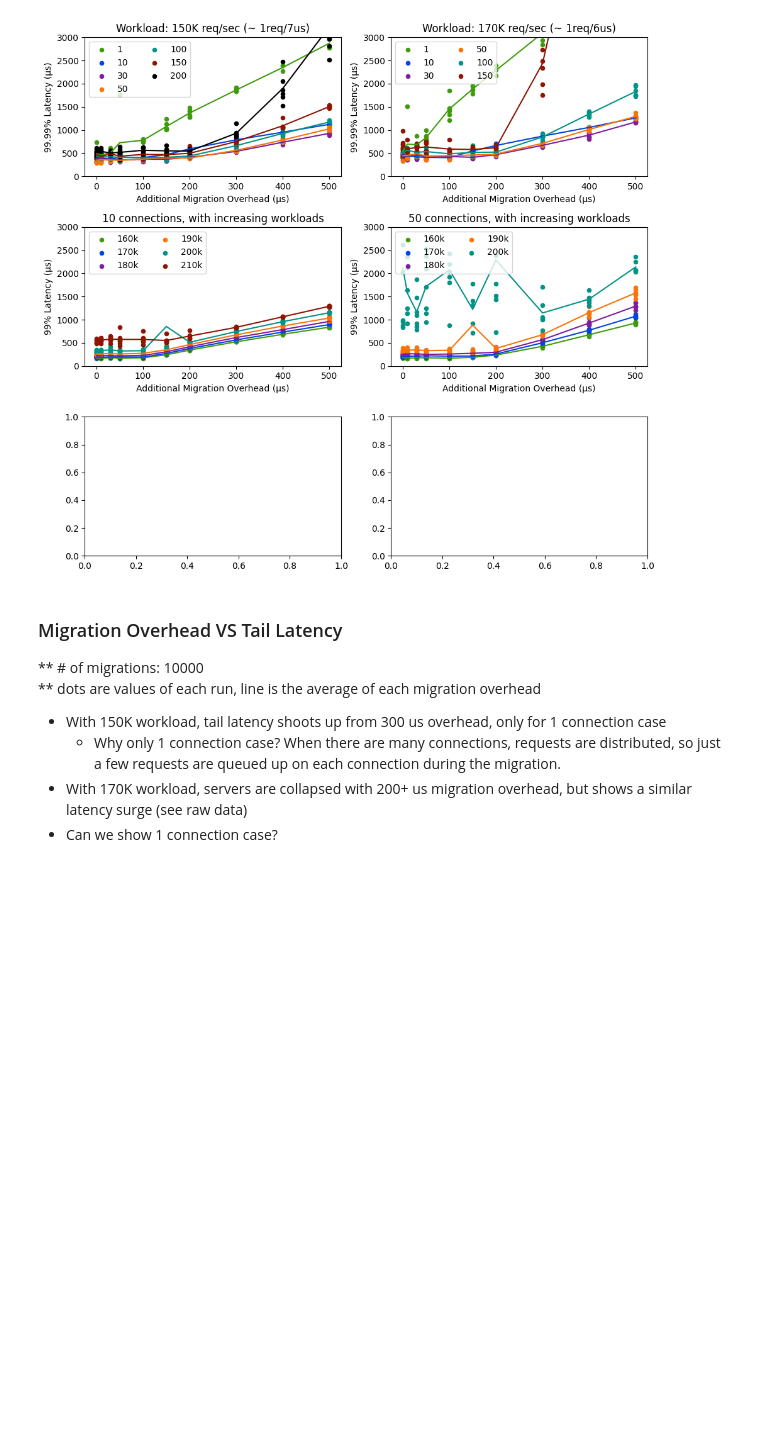
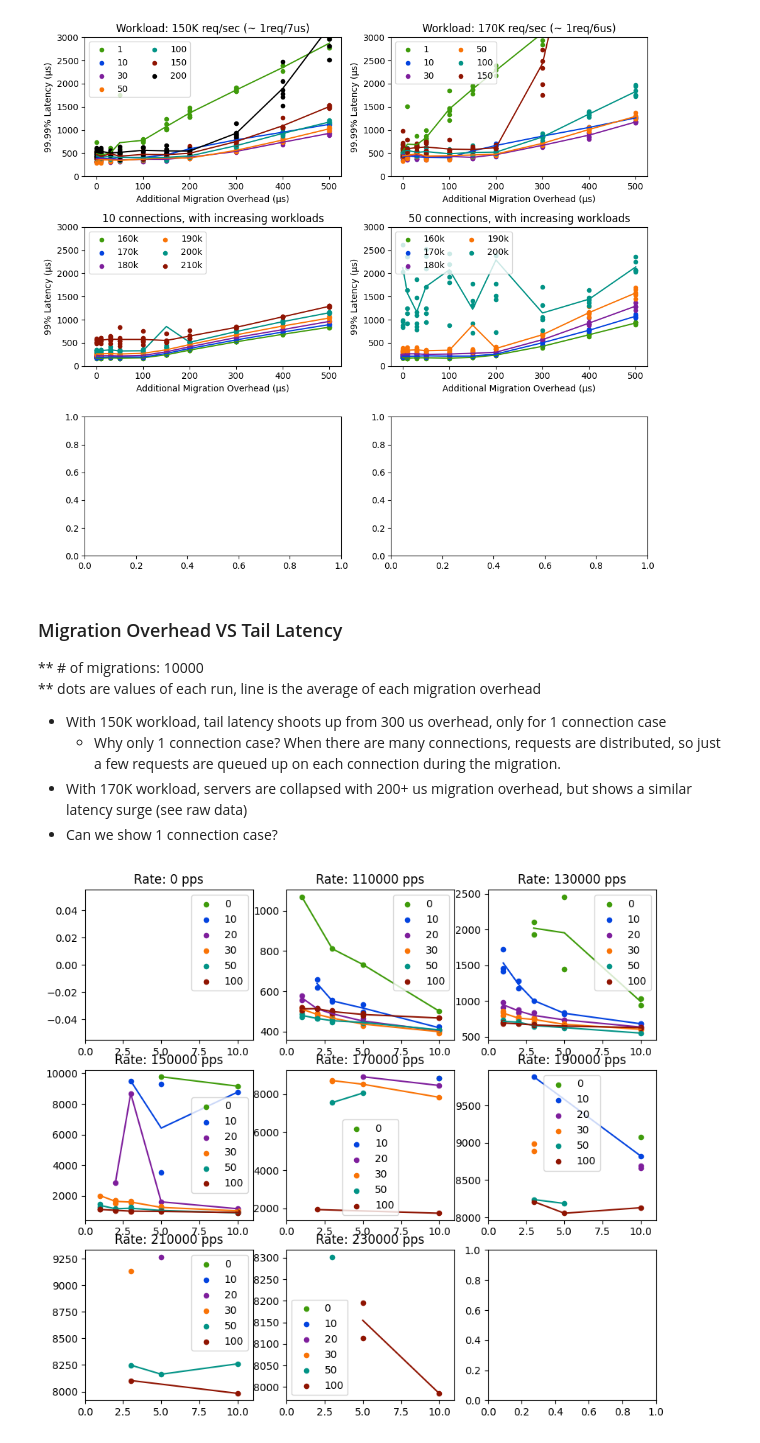
Before and after one commit to nus-sys/capybara, a Jupyter notebook: jupyter_notebook/plot.ipynb, the cells around one changed output. Saved outputs shown, nothing was run; the diff lists cells and outputs as text; code cells hidden in the pictures; blank space fills up the shorter version.

Commit message:
add some data

```diff
--- a/jupyter_notebook/plot.ipynb
+++ b/jupyter_notebook/plot.ipynb
@@ -335,3 +335,77 @@ set_zeros()
     * Why only 1 connection case? When there are many connections, requests are distributed, so just a few requests are queued up on each connection during the migration.
 - With 170K workload, servers are collapsed with 200+ us migration overhead, but shows a similar latency surge (see raw data)
 - Can we show 1 connection case?
+# %%
+import matplotlib.pyplot as plt
+# Create a figure with 3 rows and 2 columns of subplots
+num_rows = 3
+num_cols = 3
+fig, axes = plt.subplots(num_rows, num_cols, figsize=(10, 9))
+# Flatten the 2D axes array to a 1D list for easier iteration
+ax_list = axes.flatten()
+
+
+# Specify the path to your .txt file
+txt_file_path = "./mig_frequency.txt"
+
+# Open and read the .txt file
+with open(txt_file_path, 'r') as file:
+    lines = file.readlines()
+
+# Print the lines to verify
+# for line in lines:
+#     print(line.strip())  # Strip to remove the newline character
+
+freq_dict = {}
+lat_dict = {}
+NUM_CONN = 1
+rates = [0, 110000, 130000, 150000, 170000, 190000, 210000, 230000]
+for i, ax in enumerate(ax_list):
+    if i == 8:
+        break
+    rate = rates[i]
+    subplot_title = f'Rate: {rate} pps'
+    idx = 0
+    for mig_delay in [0, 10, 20, 30, 50, 100]:#[0, 5, 10, 15, 20, 30, 40, 50, 100]:
+        x_list = list()
+        y_list = list()
+
+        for rx_per_mig in [1, 2, 3, 5, 10]:
+
+            for line in lines:
+
+                line_data = line.strip().split('\t')  # Split the line using tab as delimiter
+                if len(line_data) < 16 :
+                    continue
+                if int(line_data[8]) != 0: # dropped is not 0
+                    continue
+
+                if int(line_data[5]) == rate and int(line_data[2]) == mig_delay and int(line_data[1]) == NUM_CONN and int(line_data[3]) == rx_per_mig:
+                    if line_data[12] != 'inf':
+                        x_list.append(rx_per_mig)
+                        y_list.append(int(line_data[12]))
+
+        # Create a dictionary to store y-values grouped by x-values
+        data_dict = {}
+        for x, y in zip(x_list, y_list):
+            if x in data_dict:
+                data_dict[x].append(y)
+            else:
+                data_dict[x] = [y]
+        # Calculate the average y-value for each x-value
+        average_dict = {x: sum(y_values) / len(y_values) for x, y_values in data_dict.items()}
+
+        # Extract unique x values and corresponding average y values
+        unique_x_values = list(average_dict.keys())
+        average_y_values = list(average_dict.values())
+
+        ax.scatter(x_list, y_list, marker='o', color=C[idx], label=f"{mig_delay}", s=20)
+        ax.set_title(subplot_title)
+        ax.legend()
+        ax.set_xlim([0, 11])
+        ax.plot(unique_x_values, average_y_values, color=C[idx])
+        idx+=1
+            # avg_data = lat_dict[rx_per_mig].mean()
+            # ax.plot(avg_data.index, avg_data.values, color=C[i])
+# %% [output]
+[figure, added]
```
Also changed, not shown: parts of 1 cell of this notebook, 4 other files.
